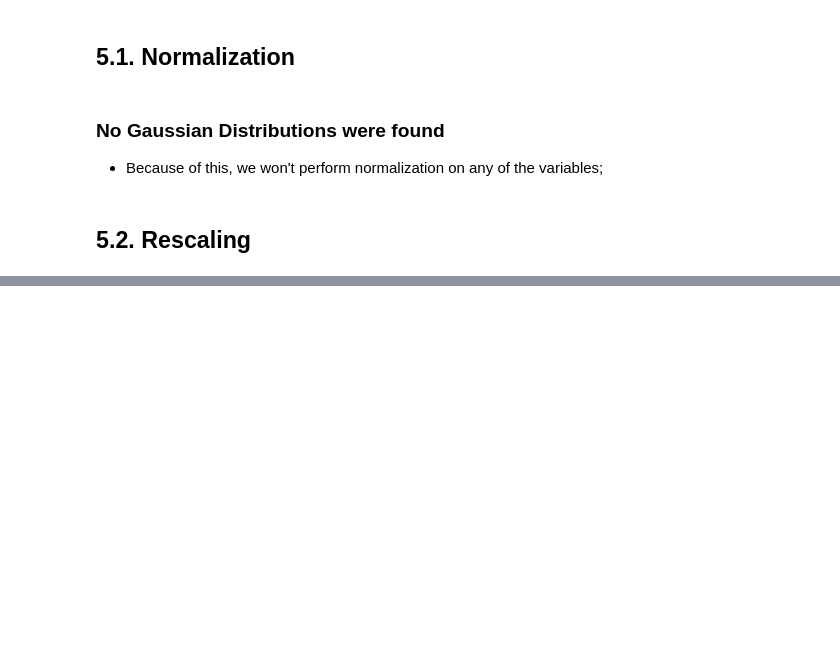
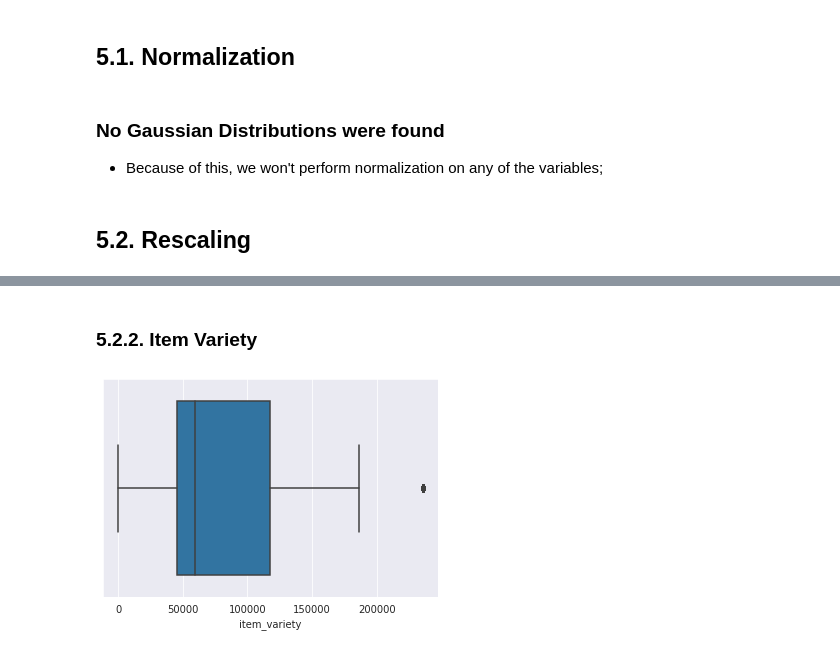
Before and after one commit to Matheus-Homem/future-sales-prediction, a Jupyter notebook: notebook/Russian_Weekly_Sales_Forecast.ipynb, the cells around one changed output, grey strips where cells are left out. Cells and saved outputs as stored; diff of their text form; code cells hidden in the pictures; blank space fills up the shorter version.

```diff
--- a/notebook/Russian_Weekly_Sales_Forecast.ipynb
+++ b/notebook/Russian_Weekly_Sales_Forecast.ipynb
@@ -832,0 +870,11 @@ dtype: object
+# %%
+mms = MinMaxScaler()
+df5['year'] = mms.fit_transform(df5[['year']].values)
+# %% [markdown]
+### 5.2.2. Item Variety
+# %%
+#@title Boxplot of Year
+sns.boxplot(df5['item_variety'])
+plt.show()
+# %% [output]
+[figure, added]
```
Also changed, not shown: parts of 12 cells of this notebook.
